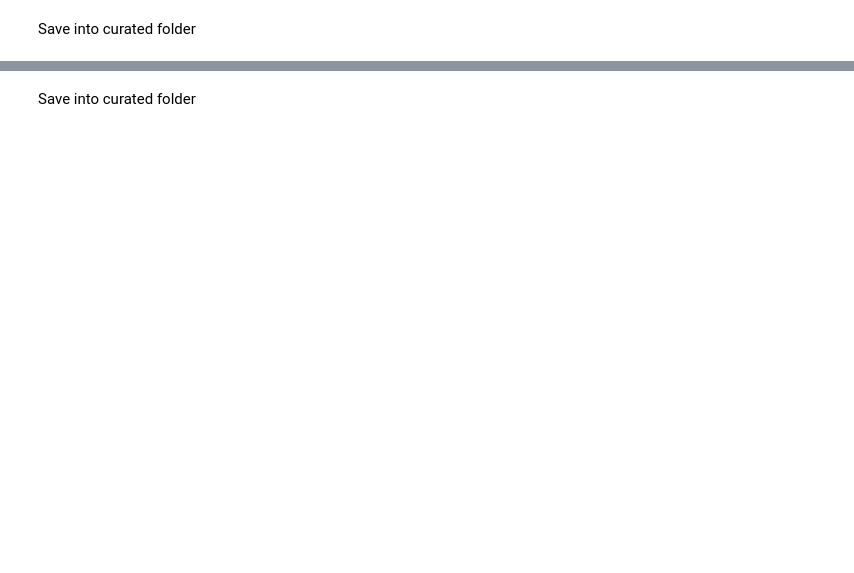
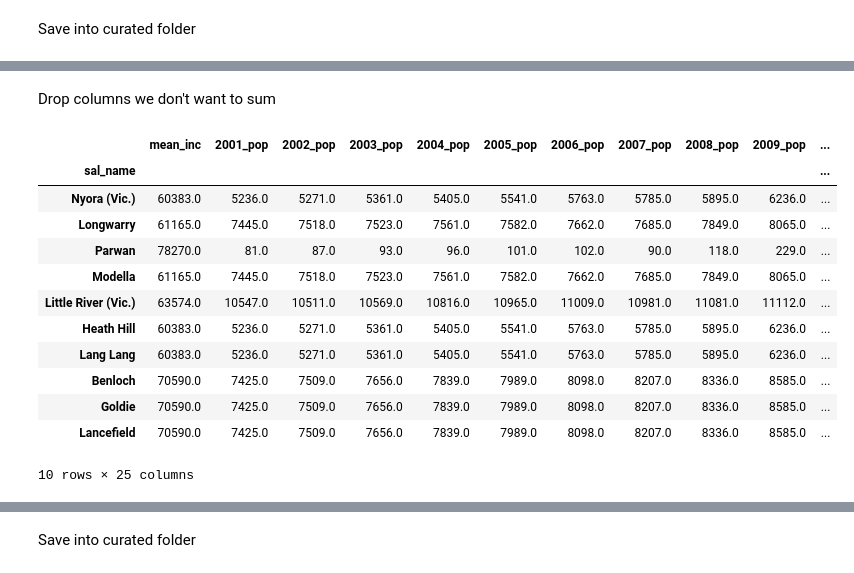
Before and after one commit to MAST30034-AppliedDataScience/project-2-group-real-estate-industry-project-21, a Jupyter notebook: notebooks/curate_external.ipynb, the cells around one changed output, grey strips where cells are left out. Drawn from its saved outputs; the diff is of its cells as text; code cells hidden in the pictures; blank space fills up the shorter version.

```diff
--- a/notebooks/curate_external.ipynb
+++ b/notebooks/curate_external.ipynb
@@ -326,0 +751,2 @@ school_df.head()
+# %% [markdown]
+Drop columns we don't want to sum
@@ -326,0 +755,18 @@ school_df.head()
+# %%
+# sanity check
+# Looks like suburbs that are partially in metro melb, which is fine
+sub_sa2_sf.sort_values("percent").head(10)
+# %% [output]
+|  | mean_inc | 2001_pop | 2002_pop | 2003_pop | 2004_pop | 2005_pop | 2006_pop | 2007_pop | 2008_pop | 2009_pop | ... |
+| sal_name |  |  |  |  |  |  |  |  |  |  | ... |
+| Nyora (Vic.) | 60383.0 | 5236.0 | 5271.0 | 5361.0 | 5405.0 | 5541.0 | 5763.0 | 5785.0 | 5895.0 | 6236.0 | ... |
+| Longwarry | 61165.0 | 7445.0 | 7518.0 | 7523.0 | 7561.0 | 7582.0 | 7662.0 | 7685.0 | 7849.0 | 8065.0 | ... |
+| Parwan | 78270.0 | 81.0 | 87.0 | 93.0 | 96.0 | 101.0 | 102.0 | 90.0 | 118.0 | 229.0 | ... |
+| Modella | 61165.0 | 7445.0 | 7518.0 | 7523.0 | 7561.0 | 7582.0 | 7662.0 | 7685.0 | 7849.0 | 8065.0 | ... |
+| Little River (Vic.) | 63574.0 | 10547.0 | 10511.0 | 10569.0 | 10816.0 | 10965.0 | 11009.0 | 10981.0 | 11081.0 | 11112.0 | ... |
+| Heath Hill | 60383.0 | 5236.0 | 5271.0 | 5361.0 | 5405.0 | 5541.0 | 5763.0 | 5785.0 | 5895.0 | 6236.0 | ... |
+| Lang Lang | 60383.0 | 5236.0 | 5271.0 | 5361.0 | 5405.0 | 5541.0 | 5763.0 | 5785.0 | 5895.0 | 6236.0 | ... |
+| Benloch | 70590.0 | 7425.0 | 7509.0 | 7656.0 | 7839.0 | 7989.0 | 8098.0 | 8207.0 | 8336.0 | 8585.0 | ... |
+| Goldie | 70590.0 | 7425.0 | 7509.0 | 7656.0 | 7839.0 | 7989.0 | 8098.0 | 8207.0 | 8336.0 | 8585.0 | ... |
+| Lancefield | 70590.0 | 7425.0 | 7509.0 | 7656.0 | 7839.0 | 7989.0 | 8098.0 | 8207.0 | 8336.0 | 8585.0 | ... |
+10 rows × 25 columns
```
Also changed, not shown: parts of 105 cells of this notebook.
